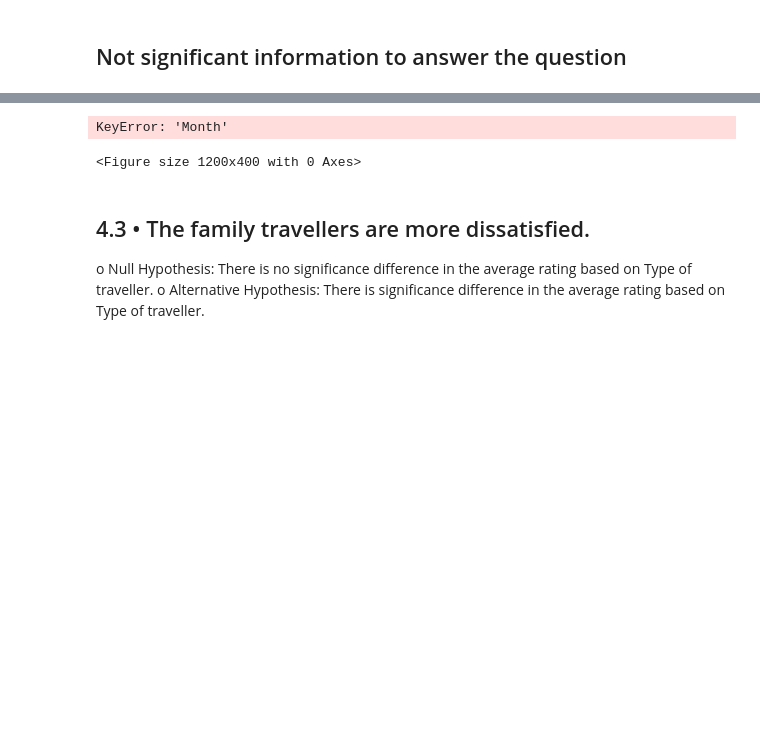
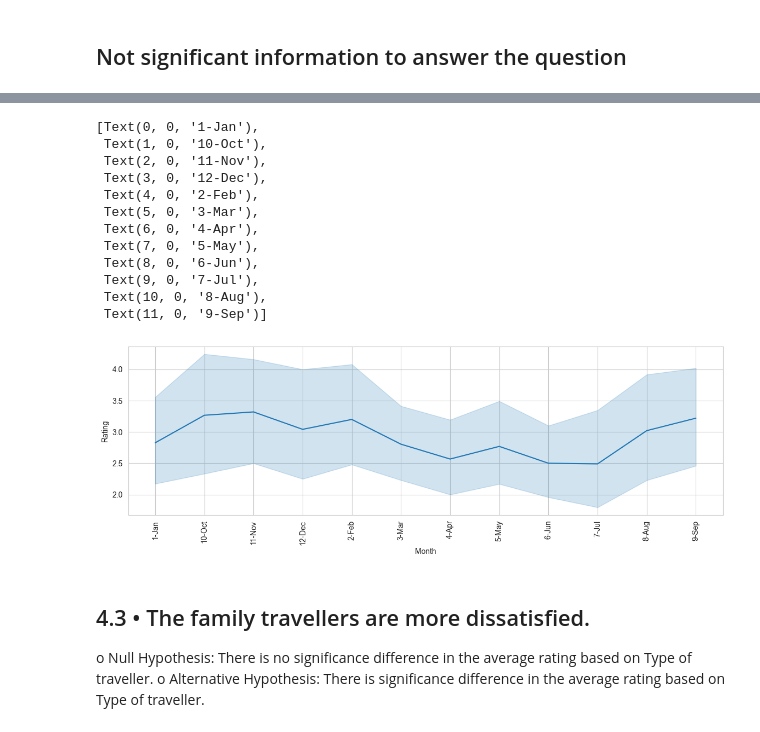
Before and after one commit to elkinbarretorojas/data_science, a Jupyter notebook: airline/airline.ipynb, the cells around one changed output, grey strips where cells are left out. Drawn from its saved outputs; the diff is of its cells as text; code cells hidden in the pictures; blank space fills up the shorter version.

```diff
--- a/airline/airline.ipynb
+++ b/airline/airline.ipynb
@@ -365,10 +398,24 @@ o	Alternative Hypothesis: There is relationship between rating and Flying Month
+# %%
+subset_airline = subset_airline.sort_values(by='Month')
 # %%
-plt.figure(figsize=(12,4))
-my_plot = sns.boxplot(x=airline_data['Month'],y=airline_data['Rating'])
-my_plot.set_xticklabels(my_plot.get_xticklabels(), rotation=90)
+plt.figure(figsize=(14,4))
+my_plot = sns.lineplot(x=subset_airline['Month'],y=subset_airline['Rating'],sort=True)
+my_plot.set_xticklabels(my_plot.get_xticklabels(), rotation
+=90)
 # %% [output]
-KeyError: 'Month'
+[Text(0, 0, '1-Jan'),
+ Text(1, 0, '10-Oct'),
+ Text(2, 0, '11-Nov'),
+ Text(3, 0, '12-Dec'),
+ Text(4, 0, '2-Feb'),
+ Text(5, 0, '3-Mar'),
+ Text(6, 0, '4-Apr'),
+ Text(7, 0, '5-May'),
+ Text(8, 0, '6-Jun'),
+ Text(9, 0, '7-Jul'),
+ Text(10, 0, '8-Aug'),
+ Text(11, 0, '9-Sep')]
-<Figure size 1200x400 with 0 Axes>
+[figure, added]
 # %% [markdown]
 ## 4.3 •	The family travellers are more dissatisfied.
 o	Null Hypothesis: There is no significance difference in the average rating based on Type of traveller.
```
Also changed, not shown: parts of 9 cells of this notebook.
